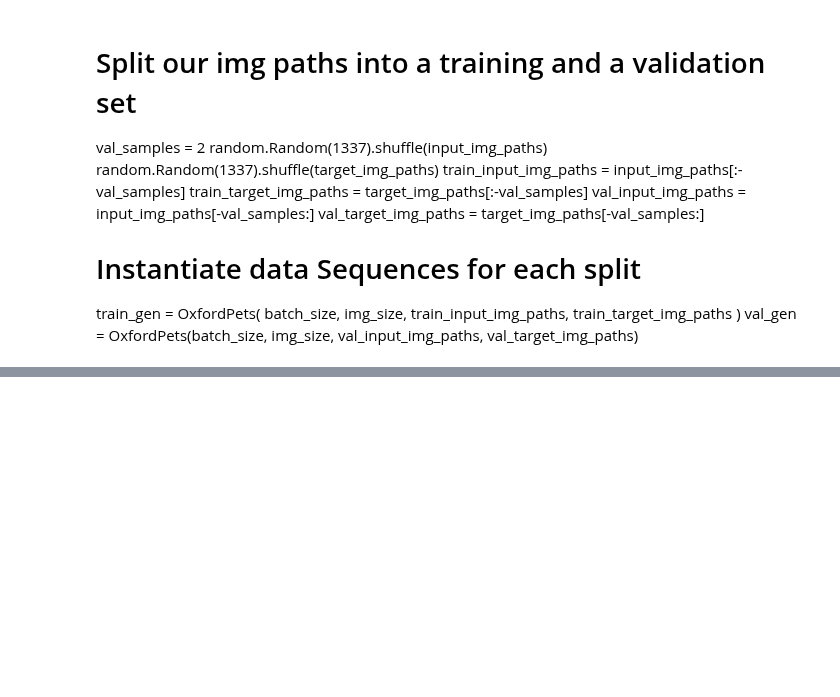
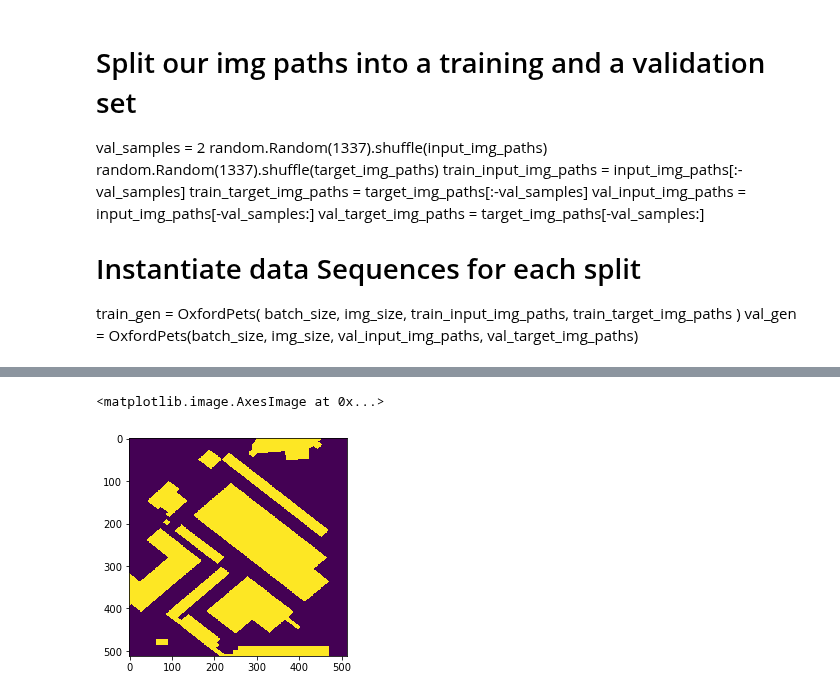
Before and after one commit to CSCCNY/final-project-landandbuildingsatimg-ccny, a Jupyter notebook: notebooks/scratch/01-JB-Unet2.ipynb, the cells around one changed output, grey strips where cells are left out. Cells and saved outputs as stored; diff of their text form; code cells hidden in the pictures; blank space fills up the shorter version.

```diff
--- a/notebooks/scratch/01-JB-Unet2.ipynb
+++ b/notebooks/scratch/01-JB-Unet2.ipynb
@@ -305,7 +329,7 @@ train_gen = OxfordPets(
 )
 val_gen = OxfordPets(batch_size, img_size, val_input_img_paths, val_target_img_paths)
 # %%
-train_size = 1
+train_size = 2
 x_train = x[train_size:]
 x_val = x[:train_size]
 y_train = y[train_size:]
@@ -350,0 +451,5 @@ Epoch 100/100
+# %%
+plt.imshow(y_train[2])
+# %% [output]
+<matplotlib.image.AxesImage at 0x...>
+[figure, added]
```
Also changed, not shown: parts of 26 cells of this notebook, 1 other file.
